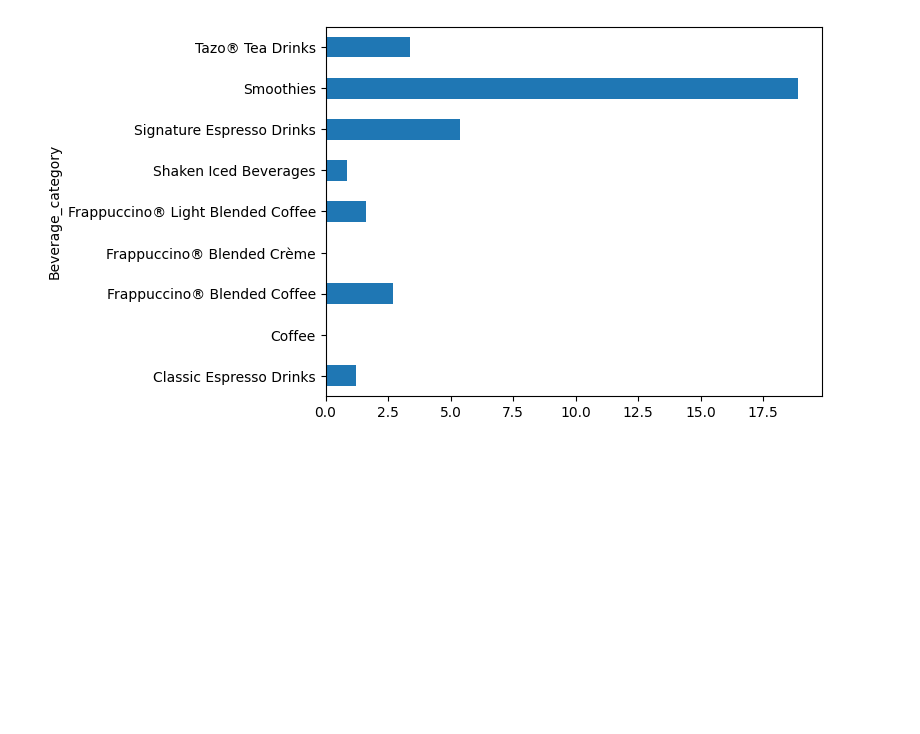
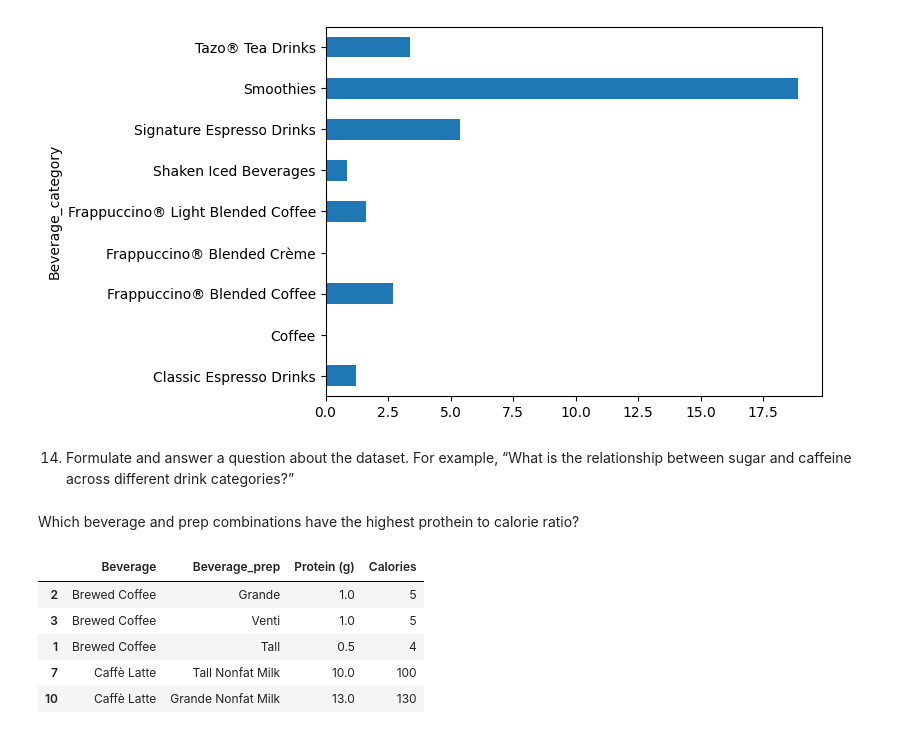
Before and after one commit to arrenkae/DI-Bootcamp, a Jupyter notebook: Week5/Day2/DailyChallenge/DailyChallenge.ipynb, the cells around one changed output. Cells and saved outputs as stored; diff of their text form; code cells hidden in the pictures; blank space fills up the shorter version.

```diff
--- a/Week5/Day2/DailyChallenge/DailyChallenge.ipynb
+++ b/Week5/Day2/DailyChallenge/DailyChallenge.ipynb
@@ -159,3 +159,16 @@ starbucks.groupby('Beverage_category')['caffeine_to_calories'].mean().plot.barh(
 # %% [output]
 <Axes: ylabel='Beverage_category'>
 [figure]
+# %% [markdown]
+14. Formulate and answer a question about the dataset. For example, “What is the relationship between sugar and caffeine across different drink categories?”
+# %% [markdown]
+Which beverage and prep combinations have the highest prothein to calorie ratio?
+# %%
+starbucks[['Beverage', 'Beverage_prep', ' Protein (g) ', 'Calories']].loc[starbucks[' Protein (g) '].divide(starbucks['Calories']).nlargest(5).index]
+# %% [output]
+|  | Beverage | Beverage_prep | Protein (g) | Calories |
+| 2 | Brewed Coffee | Grande | 1.0 | 5 |
+| 3 | Brewed Coffee | Venti | 1.0 | 5 |
+| 1 | Brewed Coffee | Tall | 0.5 | 4 |
+| 7 | Caffè Latte | Tall Nonfat Milk | 10.0 | 100 |
+| 10 | Caffè Latte | Grande Nonfat Milk | 13.0 | 130 |
```
